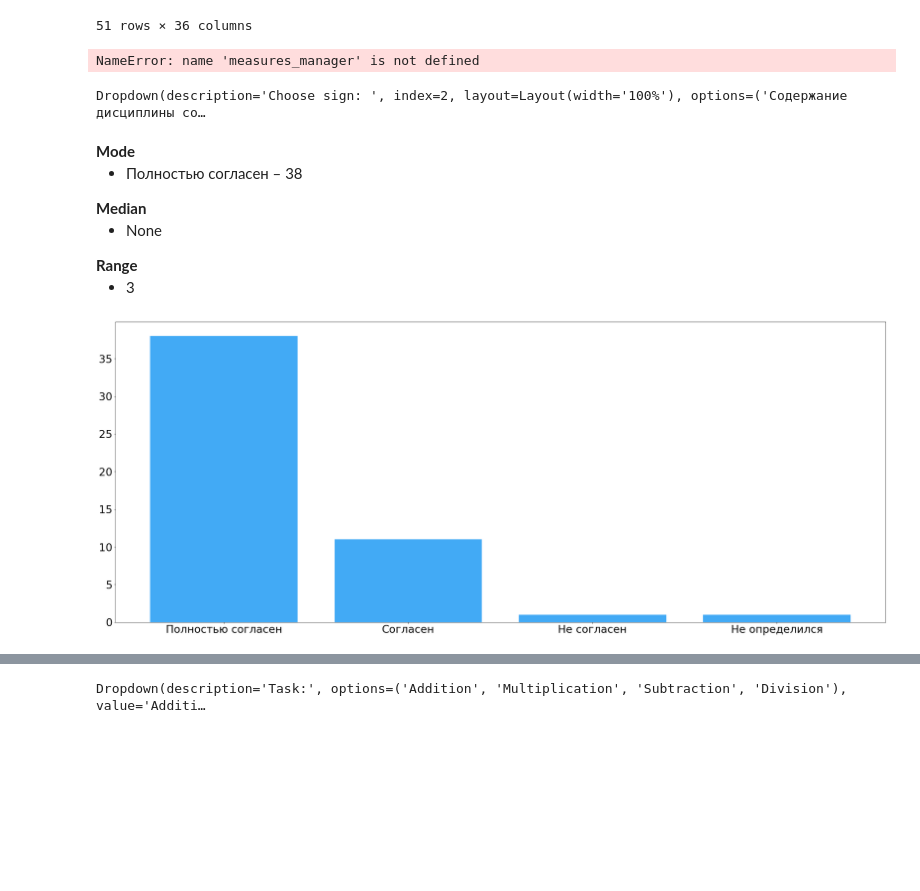
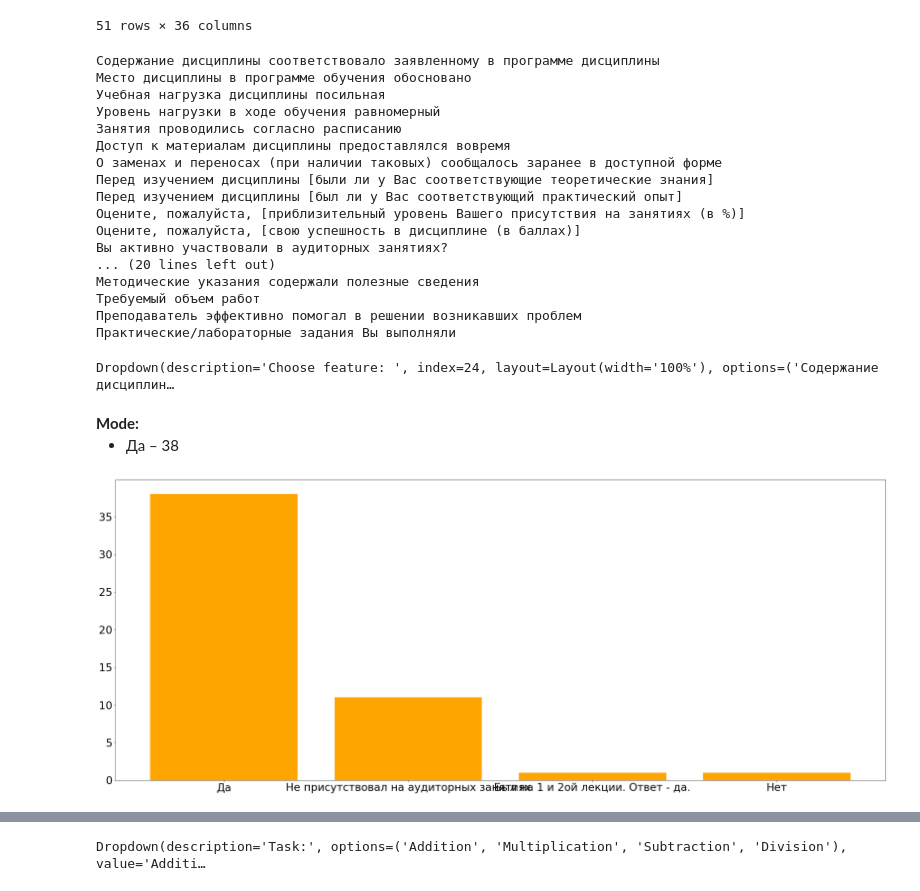
Before and after one commit to glebsonik/StatSupport, a Jupyter notebook: StatSupport.ipynb, the cells around one changed output, grey strips where cells are left out. Saved outputs shown, nothing was run; the diff lists cells and outputs as text; code cells hidden in the pictures; blank space fills up the shorter version.

```diff
--- a/StatSupport.ipynb
+++ b/StatSupport.ipynb
@@ -20,9 +20,9 @@ data = pd.read_csv(DATA_DIR + 'seps_utf.csv', ';')
 data = data[data.columns.drop(list(data.filter(regex='Unnamed')))]
 data = data.drop(['Оценка', 'Группа'], 1)
 data = data.dropna()
-measures_manager = MeasuresManager(data, 'html')
+scales_manager = FeaturesModel(data, 'html')
 
-measures_manager.raw_df
+scales_manager.raw_df
 # %% [output]
 |  | Содержание дисциплины соответство... | Место дисциплины в программе обуч... | Учебная нагрузка дисциплины посил... | Уровень нагрузки в ходе обучения ... | ... |
 | 0 | Полностью согласен | Полностью согласен | Полностью согласен | Полностью согласен | ... |
@@ -43,9 +43,25 @@ measures_manager.raw_df
 | 50 | Полностью согласен | Полностью согласен | Полностью согласен | Полностью согласен | ... |
 51 rows × 36 columns
 # %%
-display(HTML(measures_manager.f_signs_names()))
+display(HTML(scales_manager.f_features_names()))
 # %% [output]
-NameError: name 'measures_manager' is not defined
+Содержание дисциплины соответствовало заявленному в программе дисциплины
+Место дисциплины в программе обучения обосновано
+Учебная нагрузка дисциплины посильная
+Уровень нагрузки в ходе обучения равномерный
+Занятия проводились согласно расписанию
+Доступ к материалам дисциплины предоставлялся вовремя
+О заменах и переносах (при наличии таковых) сообщалось заранее в доступной форме
+Перед изучением дисциплины [были ли у Вас соответствующие теоретические знания]
+Перед изучением дисциплины [был ли у Вас соответствующий практический опыт]
+Оцените, пожалуйста, [приблизительный уровень Вашего присутствия на занятиях (в %)]
+Оцените, пожалуйста, [свою успешность в дисциплине (в баллах)]
+Вы активно участвовали в аудиторных занятиях?
+... (20 lines left out)
+Методические указания содержали полезные сведения
+Требуемый объем работ
+Преподаватель эффективно помогал в решении возникавших проблем
+Практические/лабораторные задания Вы выполняли
 # %%
 # Experiments with widgets. Ignore this cell
 # from ipywidgets import widgets
@@ -59,32 +75,28 @@ NameError: name 'measures_manager' is not defined
 
 # text_wid.on_submit(text_handler)
 # %%
-# print(measures_manager.signs)
-# display(HTML(measures_manager.signs))
-signs_dropdown = widgets.Dropdown(
-    options=measures_manager.raw_signs_names(),
-    value=measures_manager.raw_signs_names()[0],
-    description='Choose sign: ',
+# print(scales_manager.features)
+# display(HTML(scales_manager.features))
+features_dropdown = widgets.Dropdown(
+    options=scales_manager.raw_features_names(),
+    value=scales_manager.raw_features_names()[0],
+    description='Choose feature: ',
     disabled=False,
     style={'description_width': 'initial', 'width': '500px'},
     layout={'width':'100%'}
 )
 def on_change(change):
     if change['type'] == 'change' and change['name'] == 'value':
         clear_output(wait=True)
-        display(signs_dropdown)
-        display(HTML(str(measures_manager[change['new']].f_get_stat_info())))
+        display(features_dropdown)
+        display(HTML(str(scales_manager[change['new']].f_get_stat_info())))
 
-signs_dropdown.observe(on_change)
-display(signs_dropdown)
-display(HTML(measures_manager.signs[0].f_get_stat_info()))
+features_dropdown.observe(on_change)
+display(features_dropdown)
+display(HTML(scales_manager.features[0].f_get_stat_info()))
 # %% [output]
-Dropdown(description='Choose sign: ', index=2, layout=Layout(width='100%'), options=('Содержание дисциплины со…
+Dropdown(description='Choose feature: ', index=24, layout=Layout(width='100%'), options=('Содержание дисциплин…
-Mode
-Полностью согласен – 38
-Median
-None
-Range
-3
+Mode:
+Да – 38
-[figure, old version]
+[figure, new version]
 # %%
```
Also changed, not shown: parts of 2 cells of this notebook, 27 other files.
